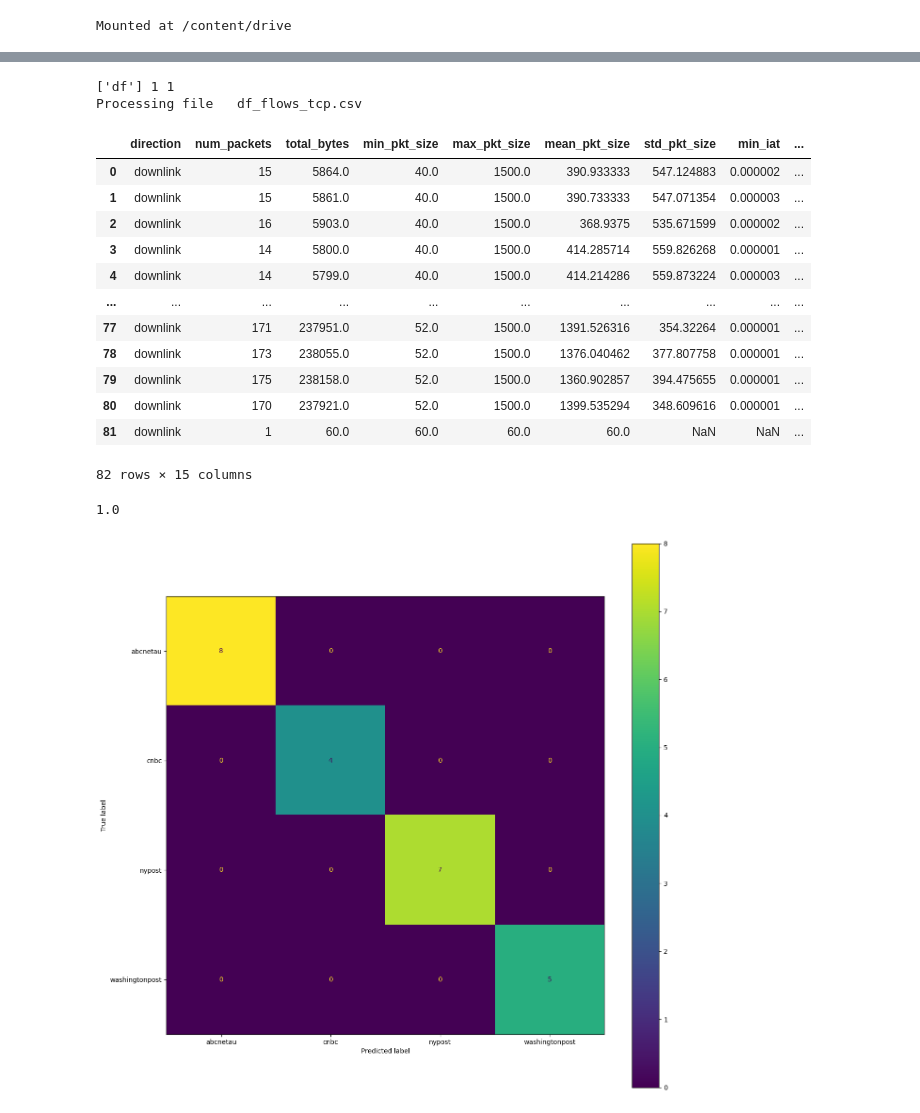
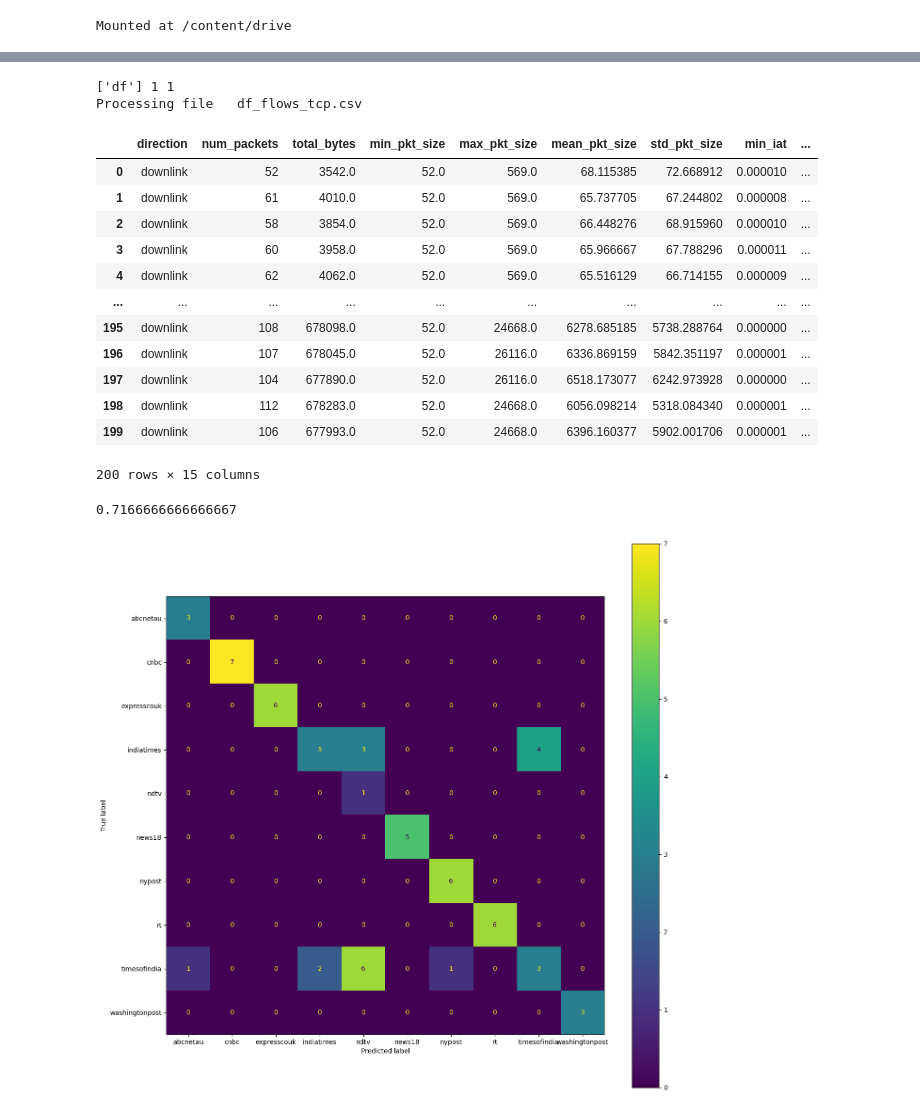
Before and after one commit to tugrul-kok/NMDA, a Jupyter notebook: HW2-HTTP-Traffic/Untitled1.ipynb, the cells around one changed output, grey strips where cells are left out. Cells and saved outputs as stored; diff of their text form; code cells hidden in the pictures.

Commit message:
Completed for TCP flows

```diff
--- a/HW2-HTTP-Traffic/Untitled1.ipynb
+++ b/HW2-HTTP-Traffic/Untitled1.ipynb
@@ -180,9 +239,9 @@ df_udp = df[df["ip.proto"]=='17']
 df_tcp = df[df["ip.proto"]=='6']
 
 #df_flows_udp = df_udp.groupby(["ip.src","ip.dst","udp.srcport","udp.dstport"])
-df_flows_tcp = df_tcp.groupby(["address_a","address_b","port_a","port_b"])
+df_flows_tcp = df_tcp.groupby(["ip.src","ip.dst","tcp.srcport","tcp.dstport"])
 
 for flow,df_flow in df_flows_tcp: #flow is a tuple representing the flow, df_flow is the dataframe with all packets of the flow
   flow_features = extract_features(flow,df_flow)
-#   display(flow)
-#   display(flow_features)
+  display(flow)
+  display(flow_features)
@@ -189,8 +340,4 @@ for flow,df_flow in df_flows_tcp: #flow is a tuple representing the flow, df_flo
 # %%
-from os import listdir
-from os.path import isfile, join
-import numpy as np
-
 path = 'data/'
 tcpdumpfiles = [f for f in listdir(path) if isfile(join(path, f))]
 apps = np.unique([f.split('_')[0] for f in tcpdumpfiles])
@@ -201,38 +348,32 @@ for f in tcpdumpfiles:
   print('Processing file  ', f)
   df = pd.read_csv(join(path,f))
   df_tcp = df[df["ip.proto"]==6]
-  df_flows_tcp = df_tcp.groupby(["address_a","address_b","port_a","port_b"])
+  df_flows_tcp = df_tcp.groupby(["ip.src","ip.dst","tcp.srcport","tcp.dstport"])
   for flow,df_flow in df_flows_tcp: #flow is a tuple representing the flow, df_flow is the dataframe with all packets of the flow
     flow_features = extract_features(flow,df_flow)
-    flow_features['app'] = df_flow['label'].iloc[0]
+    flow_features['app'] = df_flow['label'].iloc[0] ;
     if(flow_features['direction']=='downlink'):
-      flow_features_df = pd.DataFrame.from_dict(flow_features, orient='index').T
-      dataset = pd.concat([dataset, flow_features_df], ignore_index=True)
+      dataset = dataset.append(flow_features,ignore_index=True);
 
 display(dataset)
-dataset.to_csv('traffic_classification_dataset.csv', index=False)
+dataset.to_csv('traffic_classification_dataset.csv', index=False, line_terminator='\n')
 # %% [output]
 ['df'] 1 1
 Processing file   df_flows_tcp.csv
 |  | direction | num_packets | total_bytes | min_pkt_size | max_pkt_size | mean_pkt_size | std_pkt_size | min_iat | ... |
-| 0 | downlink | 15 | 5864.0 | 40.0 | 1500.0 | 390.933333 | 547.124883 | 0.000002 | ... |
-| 1 | downlink | 15 | 5861.0 | 40.0 | 1500.0 | 390.733333 | 547.071354 | 0.000003 | ... |
-| 2 | downlink | 16 | 5903.0 | 40.0 | 1500.0 | 368.9375 | 535.671599 | 0.000002 | ... |
-| 3 | downlink | 14 | 5800.0 | 40.0 | 1500.0 | 414.285714 | 559.826268 | 0.000001 | ... |
-| 4 | downlink | 14 | 5799.0 | 40.0 | 1500.0 | 414.214286 | 559.873224 | 0.000003 | ... |
+| 0 | downlink | 52 | 3542.0 | 52.0 | 569.0 | 68.115385 | 72.668912 | 0.000010 | ... |
+| 1 | downlink | 61 | 4010.0 | 52.0 | 569.0 | 65.737705 | 67.244802 | 0.000008 | ... |
+| 2 | downlink | 58 | 3854.0 | 52.0 | 569.0 | 66.448276 | 68.915960 | 0.000010 | ... |
+| 3 | downlink | 60 | 3958.0 | 52.0 | 569.0 | 65.966667 | 67.788296 | 0.000011 | ... |
+| 4 | downlink | 62 | 4062.0 | 52.0 | 569.0 | 65.516129 | 66.714155 | 0.000009 | ... |
 | ... | ... | ... | ... | ... | ... | ... | ... | ... | ... |
-| 77 | downlink | 171 | 237951.0 | 52.0 | 1500.0 | 1391.526316 | 354.32264 | 0.000001 | ... |
-| 78 | downlink | 173 | 238055.0 | 52.0 | 1500.0 | 1376.040462 | 377.807758 | 0.000001 | ... |
-| 79 | downlink | 175 | 238158.0 | 52.0 | 1500.0 | 1360.902857 | 394.475655 | 0.000001 | ... |
-| 80 | downlink | 170 | 237921.0 | 52.0 | 1500.0 | 1399.535294 | 348.609616 | 0.000001 | ... |
-| 81 | downlink | 1 | 60.0 | 60.0 | 60.0 | 60.0 | NaN | NaN | ... |
+| 195 | downlink | 108 | 678098.0 | 52.0 | 24668.0 | 6278.685185 | 5738.288764 | 0.000000 | ... |
+| 196 | downlink | 107 | 678045.0 | 52.0 | 26116.0 | 6336.869159 | 5842.351197 | 0.000001 | ... |
+| 197 | downlink | 104 | 677890.0 | 52.0 | 26116.0 | 6518.173077 | 6242.973928 | 0.000000 | ... |
+| 198 | downlink | 112 | 678283.0 | 52.0 | 24668.0 | 6056.098214 | 5318.084340 | 0.000001 | ... |
+| 199 | downlink | 106 | 677993.0 | 52.0 | 24668.0 | 6396.160377 | 5902.001706 | 0.000001 | ... |
-82 rows × 15 columns
+200 rows × 15 columns
 # %%
-import numpy as np
-import matplotlib.pyplot as plt
-from sklearn.metrics import ConfusionMatrixDisplay
-
-
 X = dataset.drop(['direction','sport','dport'],axis=1).dropna();
 APP = X['app']
 X = X.drop(['app'],axis=1)
@@ -257,33 +398,33 @@ X_norm_test = X_norm.iloc[test_idx]
 APP_train = APP.iloc[train_idx]
 APP_test = APP.iloc[test_idx]
 
 #K-NN classifier: for each entry in the test set, search the closest entry in the train set and assign value!
 i = 0;
 accuracy = 0
-K = 4
+K = 10
 APP_test_predicted = []
 for index, row in X_norm_test.iterrows():
   #test_entry = row.values.tolist()
   distances = []
   for ii, rr in X_norm_train.iterrows():
     #train_entry = rr.values.tolist()
     #distances.append(np.linalg.norm(np.array(test_entry)-np.array(train_entry)))
     distances.append(np.linalg.norm(np.array(row.to_numpy() - rr.to_numpy())))
 
   min_idx = np.argmin(distances)
 
   #sorted_idx = np.argsort(distances)
   #predicted_app = APP_train.iloc[sorted_idx[1:K+1]].mode()
 
   predicted_app = APP_train.iloc[min_idx]
   APP_test_predicted.append(predicted_app)
   if(APP_test.iloc[i] == predicted_app):
       accuracy = accuracy+1
   i = i+1
 
 print(accuracy/len(APP_test))
 fig, ax = plt.subplots(figsize=(15, 15));
 ConfusionMatrixDisplay.from_predictions(APP_test_predicted, APP_test, ax=ax);
 # %% [output]
-1.0
+0.7166666666666667
-[figure, old version]
+[figure, new version]
```
Also changed, not shown: parts of 12 cells of this notebook, 4 other files.
